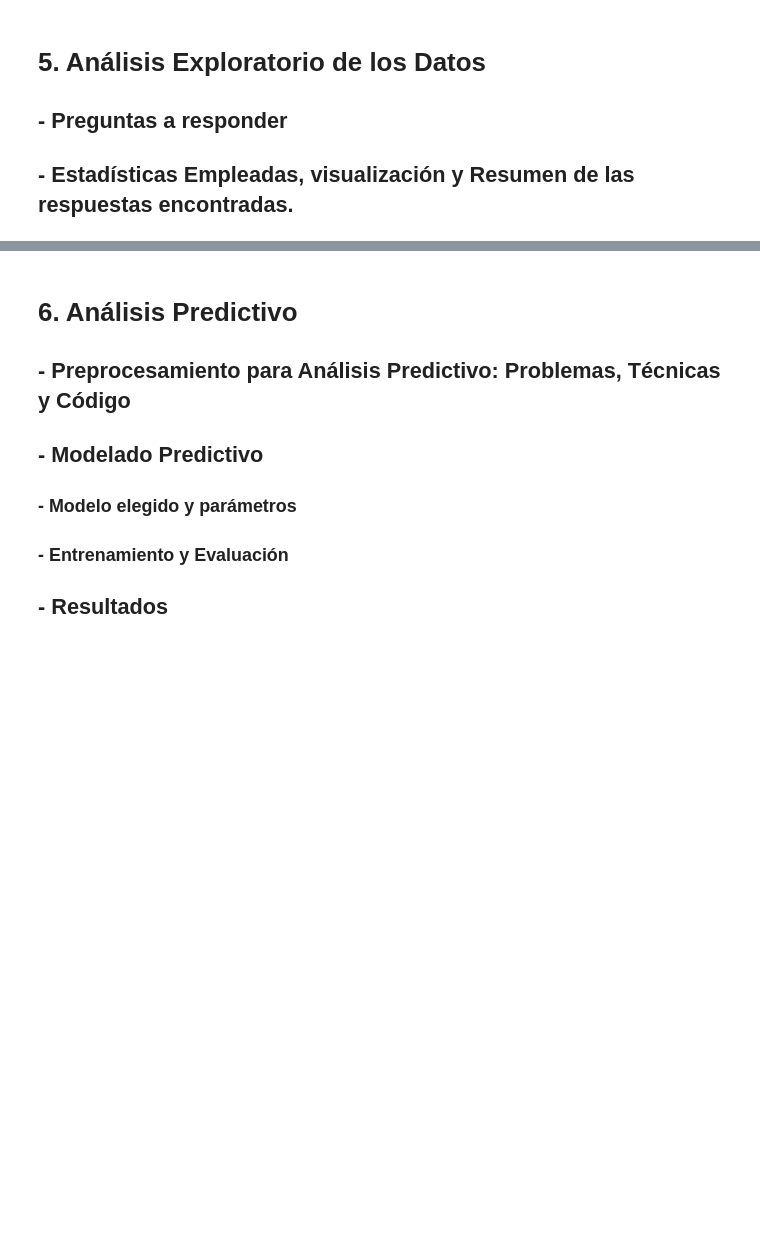
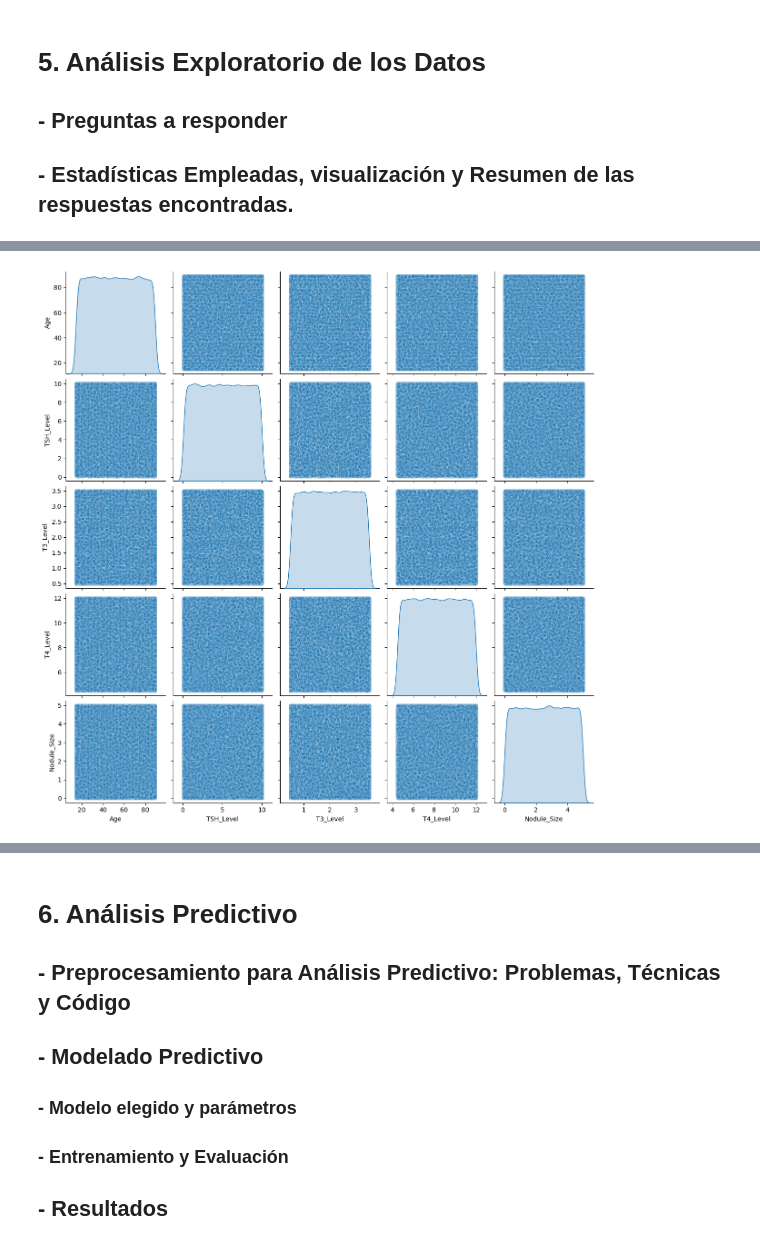
Before and after one commit to I-ULISES-I/Colabfiles, a Jupyter notebook: ProyectoProgADAP_256056.ipynb, the cells around one changed output, grey strips where cells are left out. Cells and saved outputs as stored; diff of their text form; code cells hidden in the pictures; blank space fills up the shorter version.

```diff
--- a/ProyectoProgADAP_256056.ipynb
+++ b/ProyectoProgADAP_256056.ipynb
@@ -165,0 +275,8 @@ None
+# %%
+#Creación y diseño del pairplot.
+sns.pairplot(df[columnas_numericas], plot_kws={'alpha': 0.3}, diag_kind='kde')
+
+#Impresión del gráfico.
+plt.show()
+# %% [output]
+[figure, added]
```
Also changed, not shown: parts of 9 cells of this notebook.
